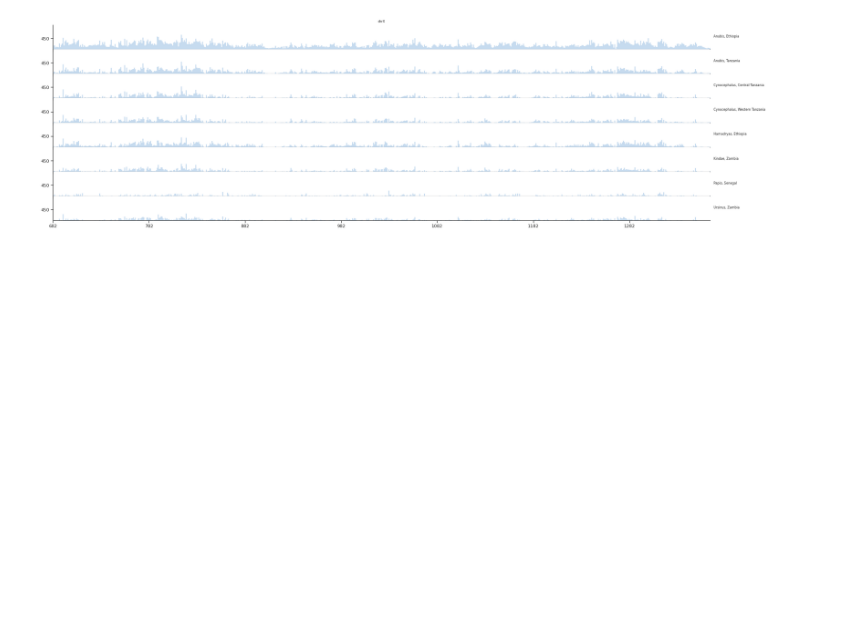
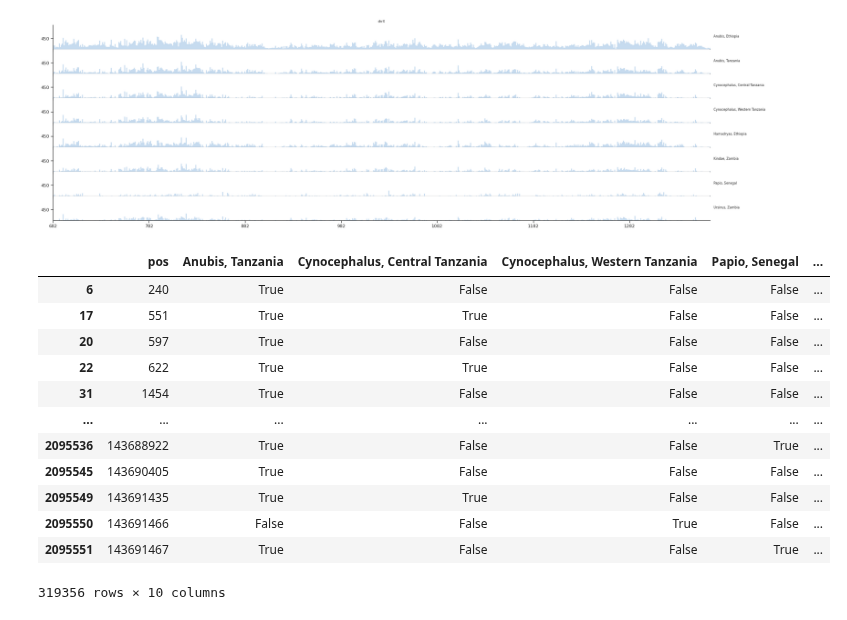
Before and after one commit to erikfogh/baboon_analysis, a Jupyter notebook: notebooks/snf01_shared_non_ref_groupings.ipynb, the cells around one changed output. Drawn from its saved outputs; the diff is of its cells as text; code cells hidden in the pictures; blank space fills up the shorter version.

```diff
--- a/notebooks/sd01_shared_non_ref_groupings.ipynb
+++ b/notebooks/snf01_shared_non_ref_groupings.ipynb
@@ -293,3 +293,21 @@ anubis_second_half = anubis.loc[anubis.start >= max(anubis.start)//2]
 fig = horizonplot(anubis_second_half, 'shared', width=1, col='chrom', row='pop', size=1, aspect=25, cut=1000)
 # %% [output]
 [figure]
+# %%
+df_region_r = df_region.loc[df_region.non_ref_sum == 2]
+# %%
+df_region_r
+# %% [output]
+|  | pos | Anubis, Tanzania | Cynocephalus, Central Tanzania | Cynocephalus, Western Tanzania | Papio, Senegal | ... |
+| 6 | 240 | True | False | False | False | ... |
+| 17 | 551 | True | True | False | False | ... |
+| 20 | 597 | True | False | False | False | ... |
+| 22 | 622 | True | True | False | False | ... |
+| 31 | 1454 | True | False | False | False | ... |
+| ... | ... | ... | ... | ... | ... | ... |
+| 2095536 | 143688922 | True | False | False | True | ... |
+| 2095545 | 143690405 | True | False | False | False | ... |
+| 2095549 | 143691435 | True | True | False | False | ... |
+| 2095550 | 143691466 | False | False | True | False | ... |
+| 2095551 | 143691467 | True | False | False | True | ... |
+319356 rows × 10 columns
```
Also changed, not shown: parts of 14 cells of this notebook, 2 other files.
